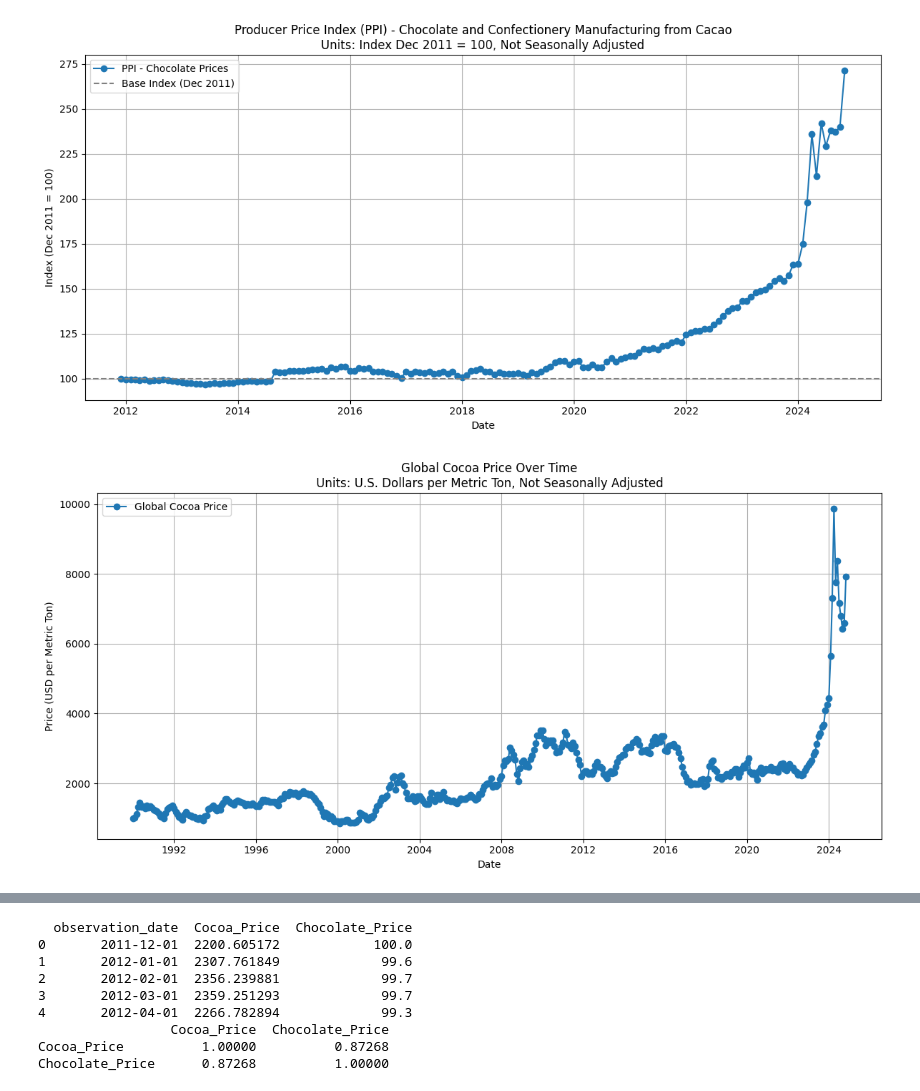
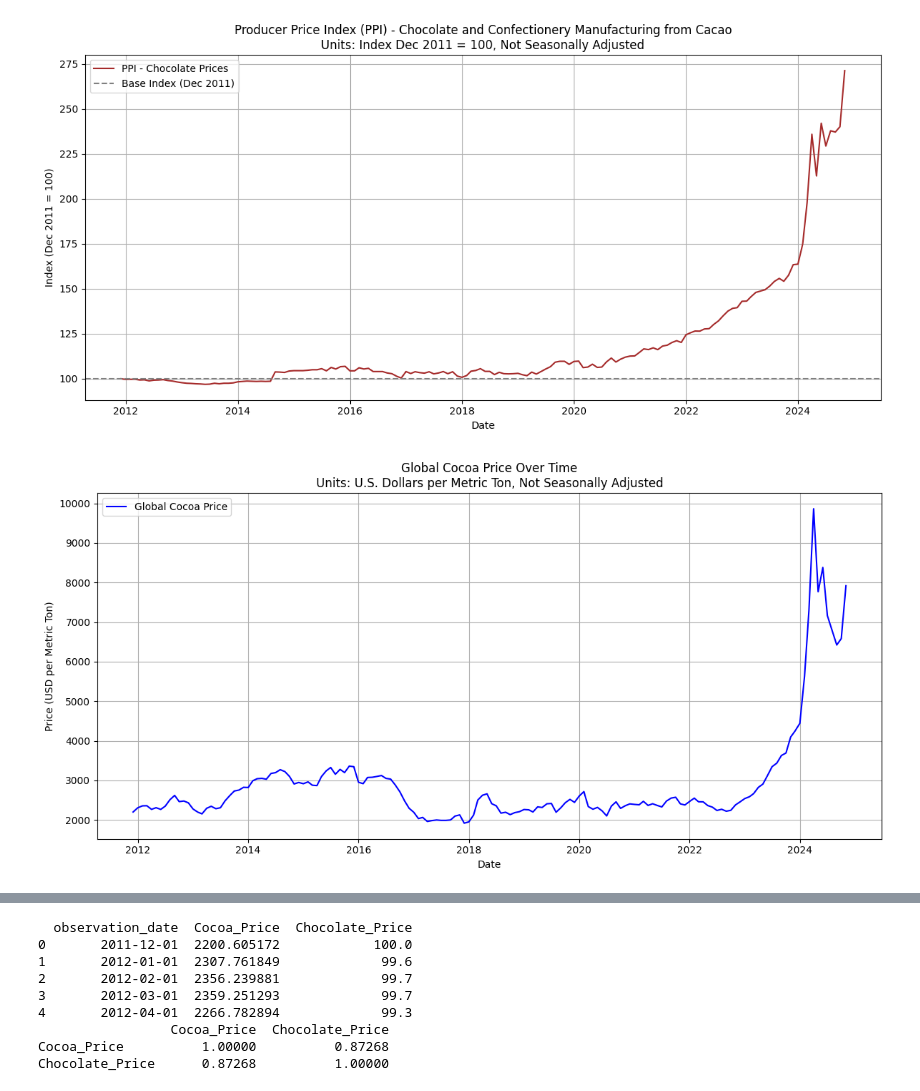
Before and after one commit to NoahGal-19/Group8, a Jupyter notebook: YIKE_QM2_Project.ipynb, the cells around one changed output, grey strips where cells are left out. Cells and saved outputs as stored; diff of their text form; code cells hidden in the pictures.

```diff
--- a/YIKE_QM2_Project.ipynb
+++ b/YIKE_QM2_Project.ipynb
@@ -1,49 +1,53 @@
 # %% [markdown]
 <a href="https://colab.research.google.com/github/NoahGal-19/Group8/blob/main/YIKE_QM2_Project.ipynb" target="_parent"><img src="https://colab.research.google.com/assets/colab-badge.svg" alt="Open In Colab"/></a>
 # %%
-#Trend Visualisation for Cocolates
 import pandas as pd
 import matplotlib.pyplot as plt
 
 file_path = 'Chocolate_Price.csv'
 data = pd.read_csv(file_path)
 
-data['observation_date'] = pd.to_datetime(data['observation_date'])
+# Convert observation_date to datetime
+data['observation_date'] = pd.to_datetime(data['observation_date'], format='%Y-%m-%d')
 
+# Plot the data
 plt.figure(figsize=(12, 6))
-plt.plot(data['observation_date'], data['PCU311351311351'], marker='o', linestyle='-', label='PPI - Chocolate Prices')
+plt.plot(data['observation_date'], data['PCU311351311351'], linestyle='-', color='brown', label='PPI - Chocolate Prices')
+plt.axhline(y=100, color='gray', linestyle='--', label='Base Index (Dec 2011)')
 
+# Add titles and labels
 plt.title('Producer Price Index (PPI) - Chocolate and Confectionery Manufacturing from Cacao\nUnits: Index Dec 2011 = 100, Not Seasonally Adjusted')
 plt.xlabel('Date')
 plt.ylabel('Index (Dec 2011 = 100)')
-
-plt.axhline(y=100, color='gray', linestyle='--', label='Base Index (Dec 2011)')
 plt.grid(True)
 plt.legend()
+
 plt.tight_layout()
 plt.show()
 # %% [output]
-[figure, old version]
+[figure, new version]
 # %%
-#Trend Visualisation for Cocoa
 file_path = 'Cocoa_Price.csv'
 data = pd.read_csv(file_path)
 
-data['observation_date'] = pd.to_datetime(data['observation_date'])
+# Convert observation_date to datetime
+data['observation_date'] = pd.to_datetime(data['observation_date'], format='%d/%m/%Y')
 
+# Plot the data
 plt.figure(figsize=(12, 6))
-plt.plot(data['observation_date'], data['PCOCOUSDM'], marker='o', linestyle='-', label='Global Cocoa Price')
+plt.plot(data['observation_date'], data['PCOCOUSDM'], linestyle='-', label='Global Cocoa Price', color='blue')
 
+# Add titles and labels
 plt.title('Global Cocoa Price Over Time\nUnits: U.S. Dollars per Metric Ton, Not Seasonally Adjusted')
 plt.xlabel('Date')
 plt.ylabel('Price (USD per Metric Ton)')
 plt.grid(True)
 plt.legend()
 
 plt.tight_layout()
 plt.show()
 # %% [output]
-[figure, old version]
+[figure, new version]
 # %%
 #Correlation Analysis
 cocoa_df = pd.read_csv('Cocoa_Price.csv')
```
Also changed, not shown: parts of 9 cells of this notebook.
